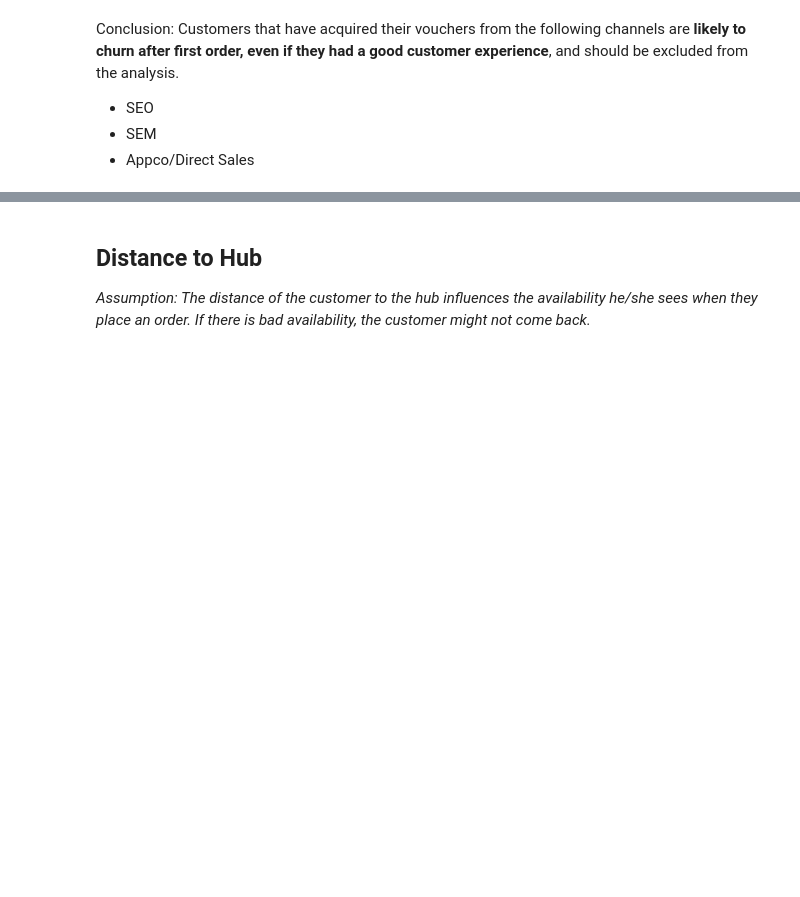
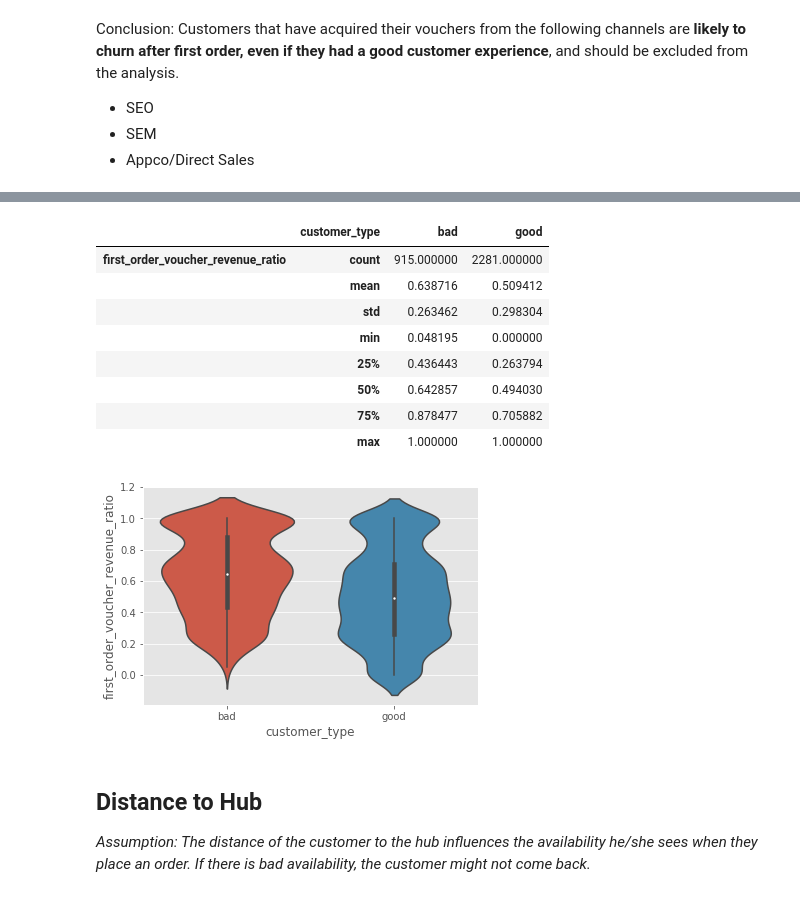
Before and after one commit to zipjet/bi-churn-analysis, a Jupyter notebook: bad_customers_analysis.ipynb, the cells around one changed output, grey strips where cells are left out. Saved outputs shown, nothing was run; the diff lists cells and outputs as text; code cells hidden in the pictures; blank space fills up the shorter version.

```diff
--- a/bad_customers_analysis.ipynb
+++ b/bad_customers_analysis.ipynb
@@ -281,3 +345,19 @@ bad_voucher_channels = ['SEO', 'SEM', 'Appco/Direct Sales']
+# %%
+a = df_both.loc[df_both.first_order_voucher_revenue_ratio != np.inf, ['customer_type', 'first_order_voucher_revenue_ratio']]
+sns.categorical.violinplot(data=a, x='customer_type', y='first_order_voucher_revenue_ratio')
+
+a.groupby('customer_type').describe().T
+# %% [output]
+|  | customer_type | bad | good |
+| first_order_voucher_revenue_ratio | count | 915.000000 | 2281.000000 |
+|  | mean | 0.638716 | 0.509412 |
+|  | std | 0.263462 | 0.298304 |
+|  | min | 0.048195 | 0.000000 |
+|  | 25% | 0.436443 | 0.263794 |
+|  | 50% | 0.642857 | 0.494030 |
+|  | 75% | 0.878477 | 0.705882 |
+|  | max | 1.000000 | 1.000000 |
+[figure, added]
 # %% [markdown]
 ## Distance to Hub
 *Assumption: The distance of the customer to the hub influences the availability he/she sees when they place an order. If there is bad availability, the customer might not come back.*
```
Also changed, not shown: parts of 57 cells of this notebook.
